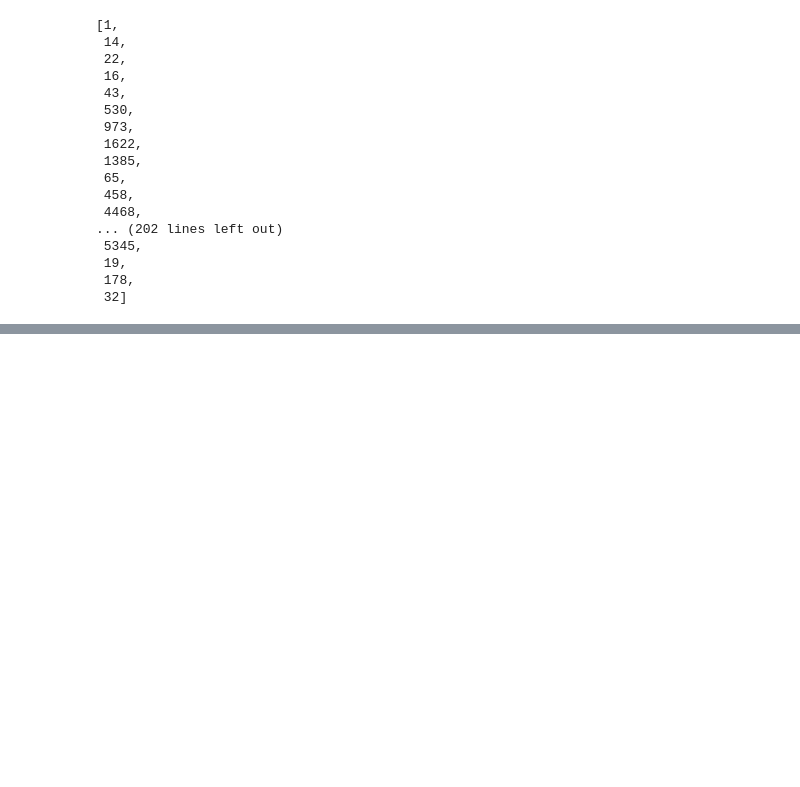
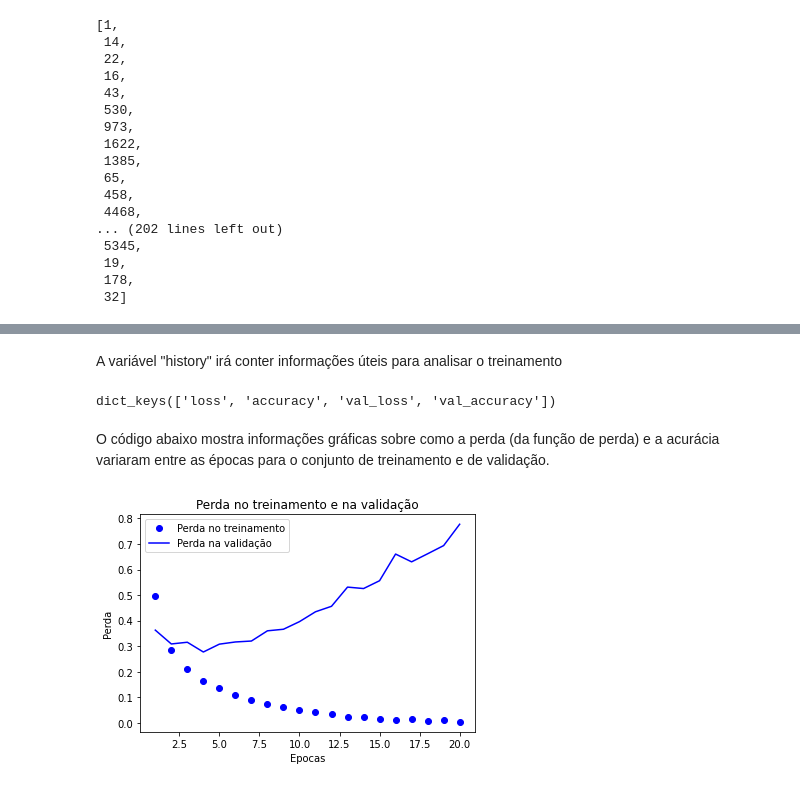
Before and after one commit to GustavoSchroeder/Analise-sentimento-filmes-exemplo-keras, a Jupyter notebook: Analise_sentimento_filmes_exemplo_keras.ipynb, the cells around one changed output, grey strips where cells are left out. Drawn from its saved outputs; the diff is of its cells as text; code cells hidden in the pictures; blank space fills up the shorter version.

```diff
--- a/Analise_sentimento_filmes_exemplo_keras.ipynb
+++ b/Analise_sentimento_filmes_exemplo_keras.ipynb
@@ -37,0 +105,3 @@ train_data[0]
+# %%
+y_train = np.asarray(train_labels).astype('float32')
+y_test = np.asarray(test_labels).astype('float32')
@@ -37,0 +128,6 @@ train_data[0]
+# %%
+from keras import optimizers
+
+model.compile(optimizer=optimizers.RMSprop(lr=0.001),
+              loss='binary_crossentropy',
+              metrics=['accuracy'])
@@ -37,0 +138,6 @@ train_data[0]
+# %%
+x_val = x_train[:10000]
+partial_x_train = x_train[10000:]
+
+y_val = y_train[:10000]
+partial_y_train = y_train[10000:]
@@ -37,0 +146,6 @@ train_data[0]
+# %%
+history = model.fit(partial_x_train,
+                    partial_y_train,
+                    epochs=20,
+                    batch_size=512,
+                    validation_data=(x_val, y_val))
@@ -37,0 +170,31 @@ train_data[0]
+# %% [markdown]
+A variável "history" irá conter informações úteis para analisar o treinamento
+# %%
+history_dict = history.history
+history_dict.keys()
+# %% [output]
+dict_keys(['loss', 'accuracy', 'val_loss', 'val_accuracy'])
+# %% [markdown]
+O código abaixo mostra informações gráficas sobre como a perda (da função de perda) e a acurácia variaram entre as épocas para o conjunto de treinamento e de validação.
+# %%
+import matplotlib.pyplot as plt
+
+acc = history.history['accuracy']
+val_acc = history.history['val_accuracy']
+loss = history.history['loss']
+val_loss = history.history['val_loss']
+
+epochs = range(1, len(acc) + 1)
+
+# "bo" é para linha pontilhada em azul ("blue dot")
+plt.plot(epochs, loss, 'bo', label='Perda no treinamento')
+# "b" é para linha solida em azul
+plt.plot(epochs, val_loss, 'b', label='Perda na validação')
+plt.title('Perda no treinamento e na validação')
+plt.xlabel('Epocas')
+plt.ylabel('Perda')
+plt.legend()
+
+plt.show()
+# %% [output]
+[figure, added]
```
Also changed, not shown: parts of 22 cells of this notebook.
